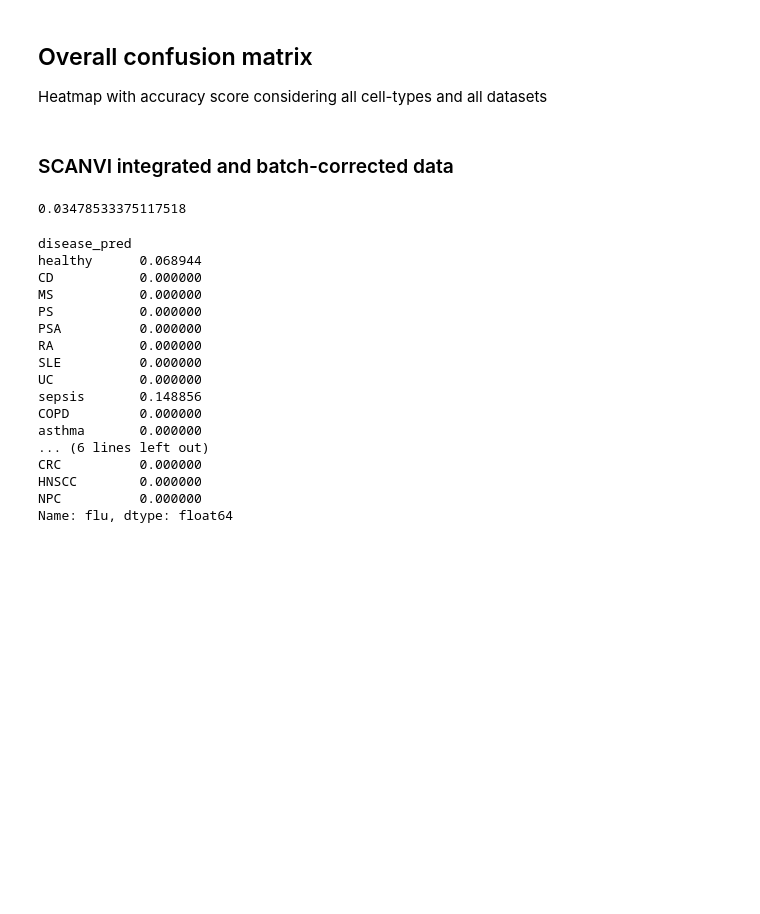
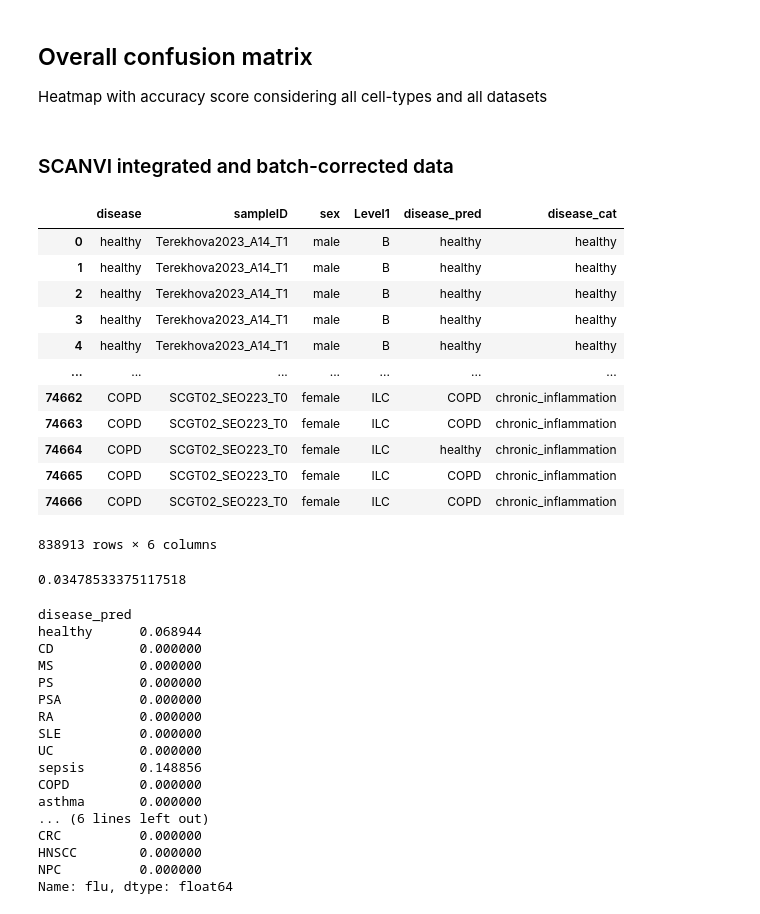
Before and after one commit to Single-Cell-Genomics-Group-CNAG-CRG/Inflammation-PBMCs-Atlas, a Jupyter notebook: 03_downstream_analysis/08_gene_importance/03_plotting_confusion_matrices_xgboost_corrected_SEX.ipynb, the cells around one changed output. Drawn from its saved outputs; the diff is of its cells as text; code cells hidden in the pictures; blank space fills up the shorter version.

```diff
--- a/03_downstream_analysis/08_gene_importance/03_plotting_confusion_matrices_xgboost_corrected.ipynb
+++ b/03_downstream_analysis/08_gene_importance/03_plotting_confusion_matrices_xgboost_corrected_SEX.ipynb
@@ -399,6 +464,22 @@ row_ann = HeatmapAnnotation(disease_group=anno_simple(rowAnnDF.disease_cat,color
                             axis=0,verbose=0, label_kws={'text':None}, plot=False, legend=True)
 # %% [markdown]
 ### SCANVI integrated and batch-corrected data
+# %%
+corrData
+# %% [output]
+|  | disease | sampleID | sex | Level1 | disease_pred | disease_cat |
+| 0 | healthy | Terekhova2023_A14_T1 | male | B | healthy | healthy |
+| 1 | healthy | Terekhova2023_A14_T1 | male | B | healthy | healthy |
+| 2 | healthy | Terekhova2023_A14_T1 | male | B | healthy | healthy |
+| 3 | healthy | Terekhova2023_A14_T1 | male | B | healthy | healthy |
+| 4 | healthy | Terekhova2023_A14_T1 | male | B | healthy | healthy |
+| ... | ... | ... | ... | ... | ... | ... |
+| 74662 | COPD | SCGT02_SEO223_T0 | female | ILC | COPD | chronic_inflammation |
+| 74663 | COPD | SCGT02_SEO223_T0 | female | ILC | COPD | chronic_inflammation |
+| 74664 | COPD | SCGT02_SEO223_T0 | female | ILC | healthy | chronic_inflammation |
+| 74665 | COPD | SCGT02_SEO223_T0 | female | ILC | COPD | chronic_inflammation |
+| 74666 | COPD | SCGT02_SEO223_T0 | female | ILC | COPD | chronic_inflammation |
+838913 rows × 6 columns
 # %%
 Overall_confusionMatrix = getConfusionMatrix(predTestDF= corrData, predCol = 'disease_pred', gtCol = 'disease')
 Overall_confusionMatrix_ord = reorder_ConfMatrix(mask_entries(Overall_confusionMatrix, lowerThan = -1), elementList=elementList)
```
Also changed, not shown: parts of 19 cells of this notebook, 9 other files.
